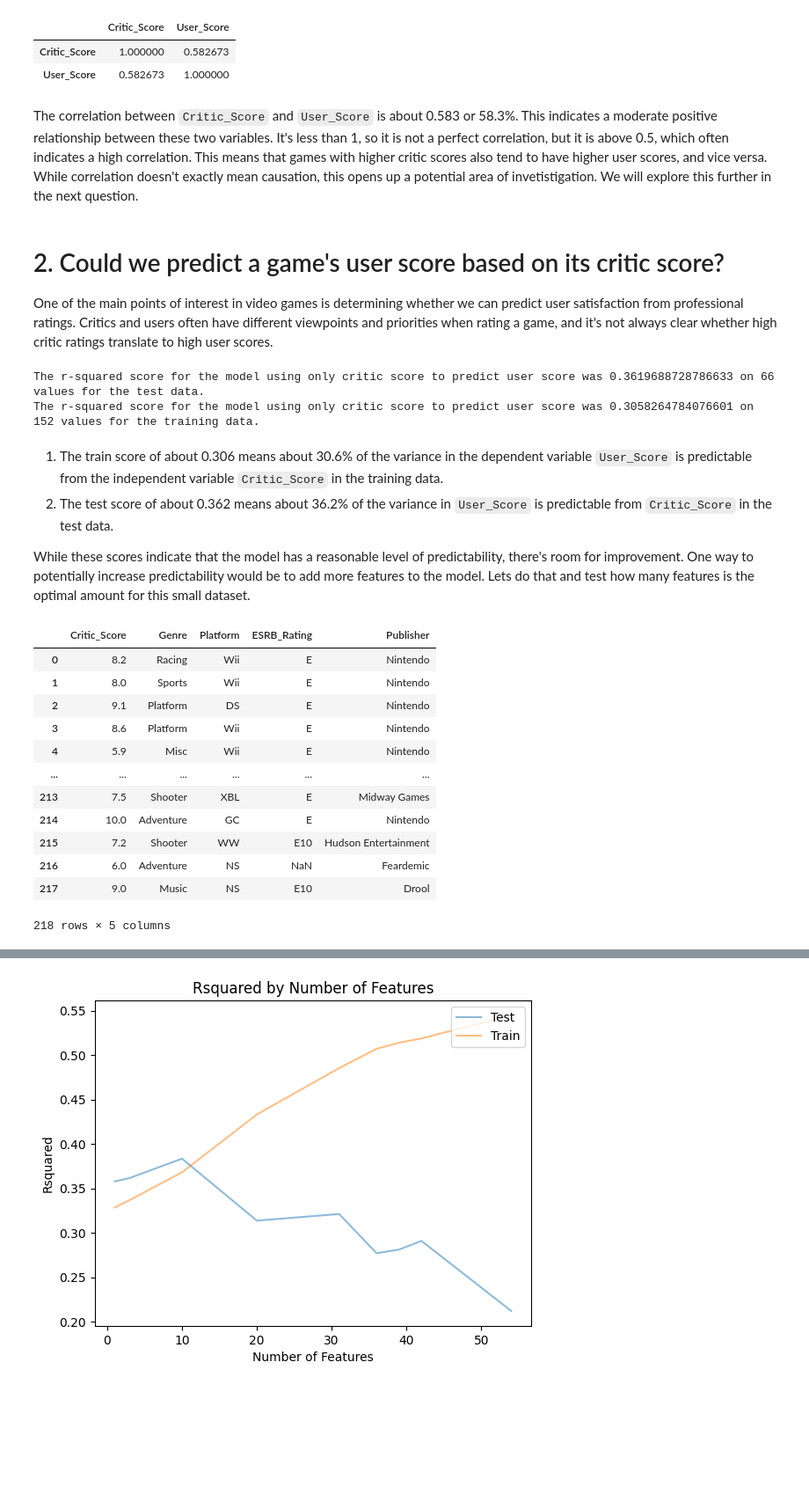
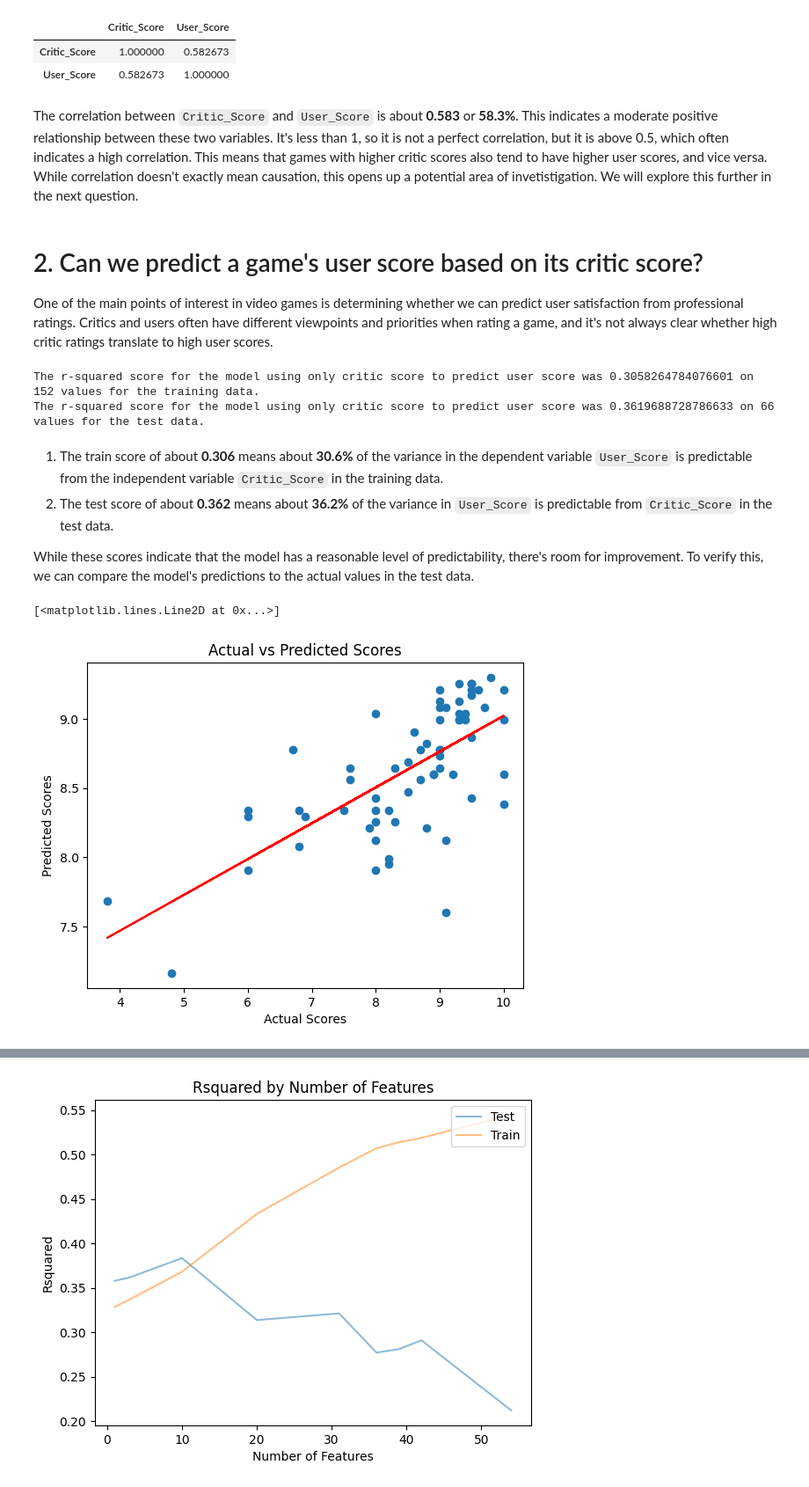
Before and after one commit to Flare200/video-games-data-modeling, a Jupyter notebook: videogames.ipynb, the cells around one changed output, grey strips where cells are left out. Shown at 88% size. Drawn from its saved outputs; the diff is of its cells as text; code cells hidden in the pictures; blank space fills up the shorter version.

```diff
--- a/videogames.ipynb
+++ b/videogames.ipynb
@@ -83,9 +83,9 @@ game_df[['Critic_Score', 'User_Score']].corr()
 | Critic_Score | 1.000000 | 0.582673 |
 | User_Score | 0.582673 | 1.000000 |
 # %% [markdown]
-The correlation between `Critic_Score` and `User_Score` is about 0.583 or 58.3%. This indicates a moderate positive relationship between these two variables. It's less than 1, so it is not a perfect correlation, but it is above 0.5, which often indicates a high correlation. This means that games with higher critic scores also tend to have higher user scores, and vice versa.  While correlation doesn't exactly mean causation, this opens up a potential area of invetistigation.  We will explore this further in the next question.
+The correlation between `Critic_Score` and `User_Score` is about **0.583** or **58.3%**. This indicates a moderate positive relationship between these two variables. It's less than 1, so it is not a perfect correlation, but it is above 0.5, which often indicates a high correlation. This means that games with higher critic scores also tend to have higher user scores, and vice versa.  While correlation doesn't exactly mean causation, this opens up a potential area of invetistigation.  We will explore this further in the next question.
 # %% [markdown]
-# 2. Could we predict a game's user score based on its critic score?
+# 2. Can we predict a game's user score based on its critic score?
 One of the main points of interest in video games is determining whether we can predict user satisfaction from professional ratings. Critics and users often have different viewpoints and priorities when rating a game, and it's not always clear whether high critic ratings translate to high user scores.
 # %%
 # We'll start super simple and just use critic score to predict user score
@@ -114,29 +114,27 @@ test_score = r2_score(y_test, y_test_preds)
 train_score = r2_score(y_train, y_train_preds)
 
 # Print scores
+print("The r-squared score for the model using only critic score to predict user score was {} on {} values for the training data.".format(train_score, len(y_train)))
 print("The r-squared score for the model using only critic score to predict user score was {} on {} values for the test data.".format(test_score, len(y_test)))
-print("The r-squared score for the model using only critic score to predict user score was {} on {} values for the training data.".format(train_score, len(y_train)))
 # %% [output]
+The r-squared score for the model using only critic score to predict user score was 0.3058264784076601 on 152 values for the training data.
 The r-squared score for the model using only critic score to predict user score was 0.3619688728786633 on 66 values for the test data.
-The r-squared score for the model using only critic score to predict user score was 0.3058264784076601 on 152 values for the training data.
 # %% [markdown]
-1. The train score of about 0.306 means about 30.6% of the variance in the dependent variable `User_Score` is predictable from the independent variable `Critic_Score` in the training data.
-2. The test score of about 0.362 means about 36.2% of the variance in `User_Score` is predictable from `Critic_Score` in the test data.
+1. The train score of about **0.306** means about **30.6%** of the variance in the dependent variable `User_Score` is predictable from the independent variable `Critic_Score` in the training data.
+2. The test score of about **0.362** means about **36.2%** of the variance in `User_Score` is predictable from `Critic_Score` in the test data.
 
-While these scores indicate that the model has a reasonable level of predictability, there's room for improvement. One way to potentially increase predictability would be to add more features to the model.  Lets do that and test how many features is the optimal amount for this small dataset.
+While these scores indicate that the model has a reasonable level of predictability, there's room for improvement.  To verify this, we can compare the model's predictions to the actual values in the test data.
-# %%
-game_df[['Critic_Score', 'Genre', 'Platform', 'ESRB_Rating', 'Publisher']]
-# %% [output]
-|  | Critic_Score | Genre | Platform | ESRB_Rating | Publisher |
-| 0 | 8.2 | Racing | Wii | E | Nintendo |
-| 1 | 8.0 | Sports | Wii | E | Nintendo |
-| 2 | 9.1 | Platform | DS | E | Nintendo |
-| 3 | 8.6 | Platform | Wii | E | Nintendo |
-| 4 | 5.9 | Misc | Wii | E | Nintendo |
-| ... | ... | ... | ... | ... | ... |
-| 213 | 7.5 | Shooter | XBL | E | Midway Games |
-| 214 | 10.0 | Adventure | GC | E | Nintendo |
-| 215 | 7.2 | Shooter | WW | E10 | Hudson Entertainment |
-| 216 | 6.0 | Adventure | NS | NaN | Feardemic |
-| 217 | 9.0 | Music | NS | E10 | Drool |
-218 rows × 5 columns
+# %%
+# Visualize the model
+plt.scatter(y_test, y_test_preds)
+plt.xlabel("Actual Scores")
+plt.ylabel("Predicted Scores")
+plt.title("Actual vs Predicted Scores")
+
+# Get line of best fit
+z = np.polyfit(y_test, y_test_preds, 1)
+p = np.poly1d(z)
+plt.plot(y_test, p(y_test), color='red')
+# %% [output]
+[<matplotlib.lines.Line2D at 0x...>]
+[figure, added]
```
Also changed, not shown: parts of 19 cells of this notebook, 1 other file.
